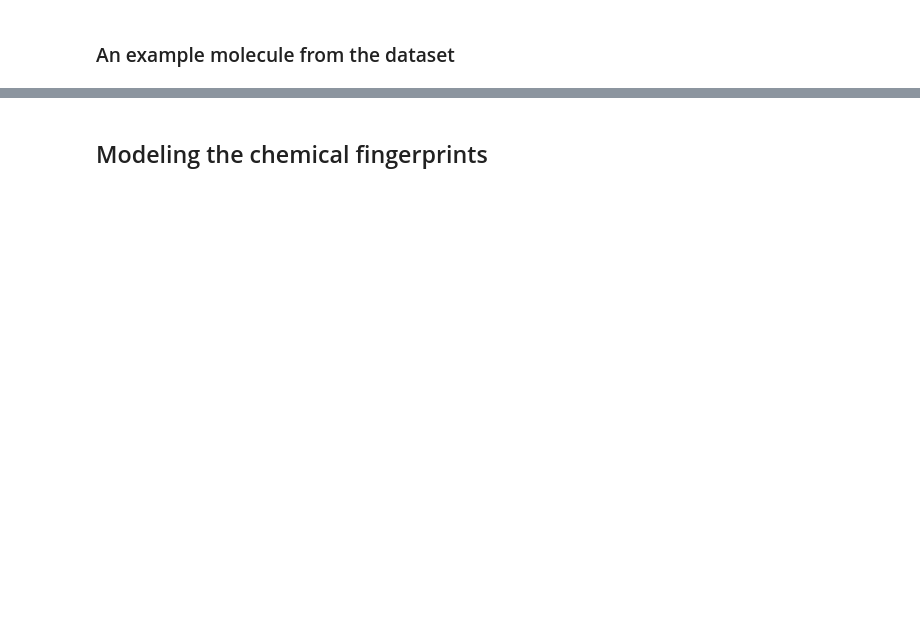
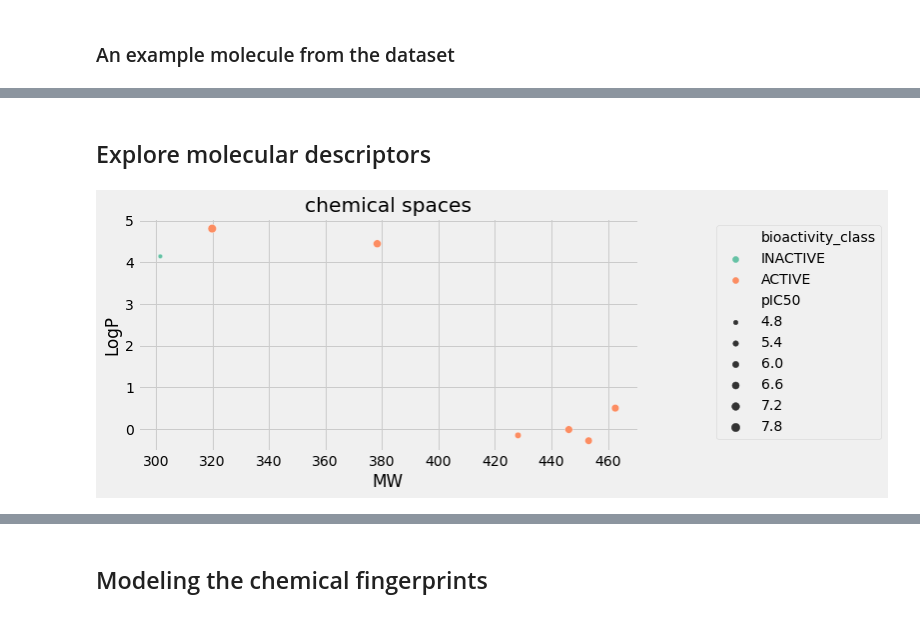
Before and after one commit to Germain-Drug-Discovery-Project/drug-discovery-project, a Jupyter notebook: drug-discovery-1.ipynb, the cells around one changed output, grey strips where cells are left out. Cells and saved outputs as stored; diff of their text form; code cells hidden in the pictures; blank space fills up the shorter version.

```diff
--- a/drug-discovery-1.ipynb
+++ b/drug-discovery-1.ipynb
@@ -89,6 +131,0 @@ Chem.MolFromSmiles(SMILES)
-# %%
-import matplotlib.pyplot as plt
-import seaborn as sns
-
-plt.rcParams['figure.figsize'] = (5,5)
-plt.style.use('fivethirtyeight')
@@ -105,0 +132,3 @@ for column in ['pIC50', 'MW', 'LogP', 'NumHDonors', 'NumHAcceptors']:
+# %% [markdown]
+<a id='Explore'></a>
+## Explore molecular descriptors
@@ -105,0 +139,10 @@ for column in ['pIC50', 'MW', 'LogP', 'NumHDonors', 'NumHAcceptors']:
+# %%
+plt.figure(figsize=(8,4))
+sns.scatterplot(x='MW', y='LogP', data=bioactivity_df,
+                hue='bioactivity_class', size='pIC50',
+                palette="Set2")
+plt.legend(bbox_to_anchor=(1.5,1))
+plt.title('chemical spaces')
+plt.show()
+# %% [output]
+[figure, added]
```
Also changed, not shown: parts of 24 cells of this notebook, 1 other file.
